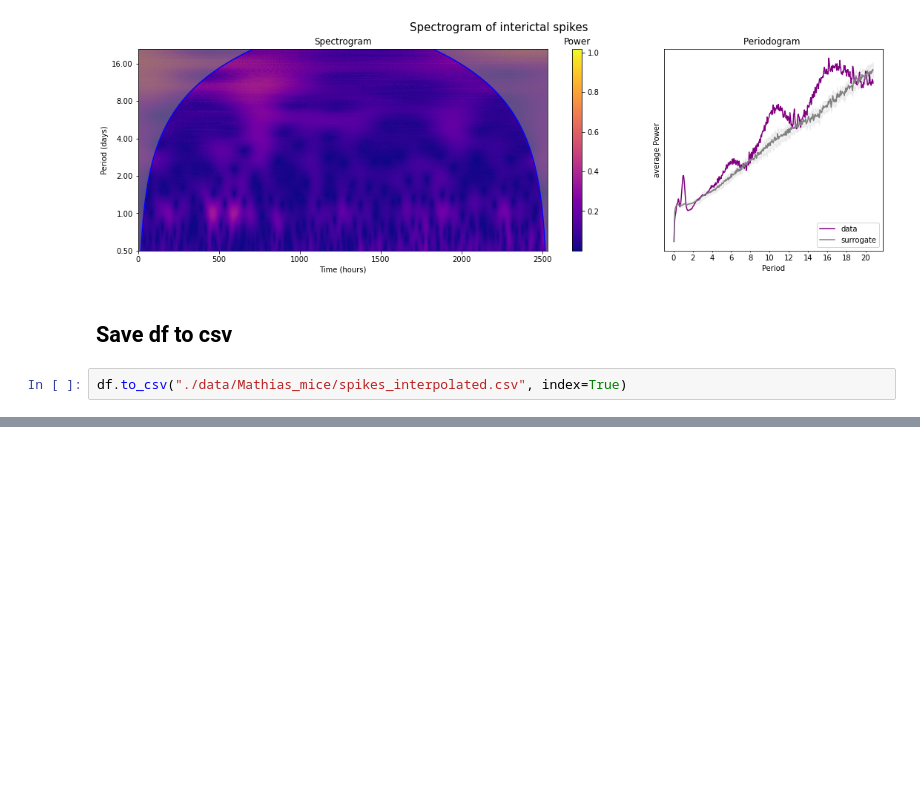
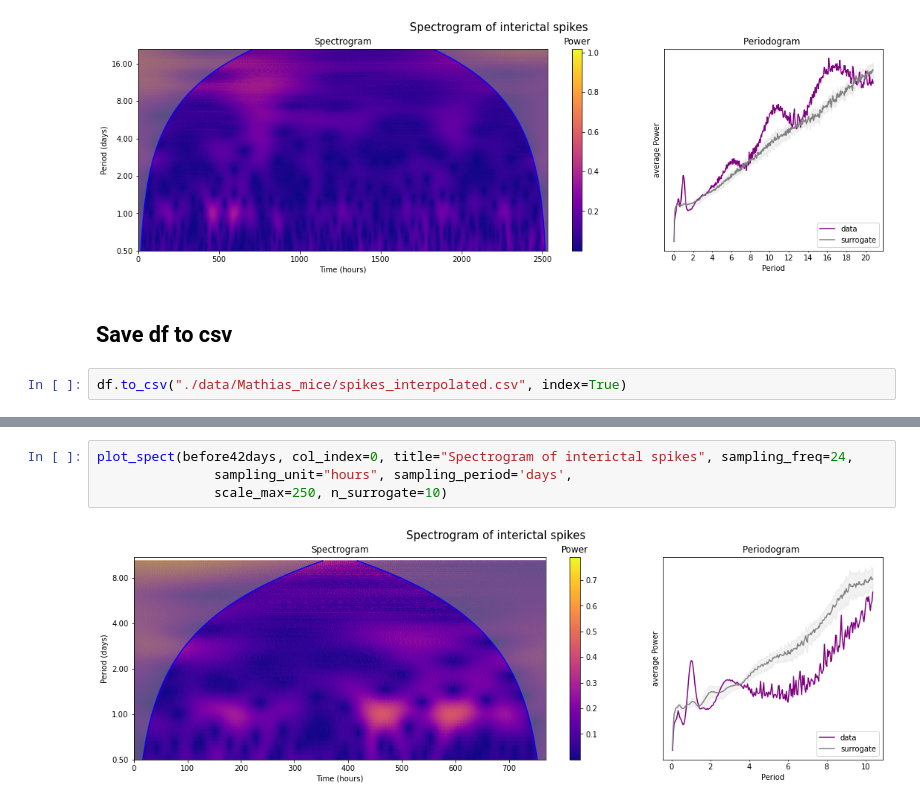
Before and after one commit to Ponyo2311/BioRhythms, a Jupyter notebook: icterSpikes_mice_3months.ipynb, the cells around one changed output, grey strips where cells are left out. Drawn from its saved outputs; the diff is of its cells as text; blank space fills up the shorter version.

```diff
--- a/icterSpikes_mice_3months.ipynb
+++ b/icterSpikes_mice_3months.ipynb
@@ -204,0 +236,6 @@ df.to_csv("./data/Mathias_mice/spikes_interpolated.csv", index=True)
+# %%
+plot_spect(before42days, col_index=0, title="Spectrogram of interictal spikes", sampling_freq=24,
+               sampling_unit="hours", sampling_period='days',
+               scale_max=250, n_surrogate=10)
+# %% [output]
+[figure, added]
```
Also changed, not shown: parts of 7 cells of this notebook.
